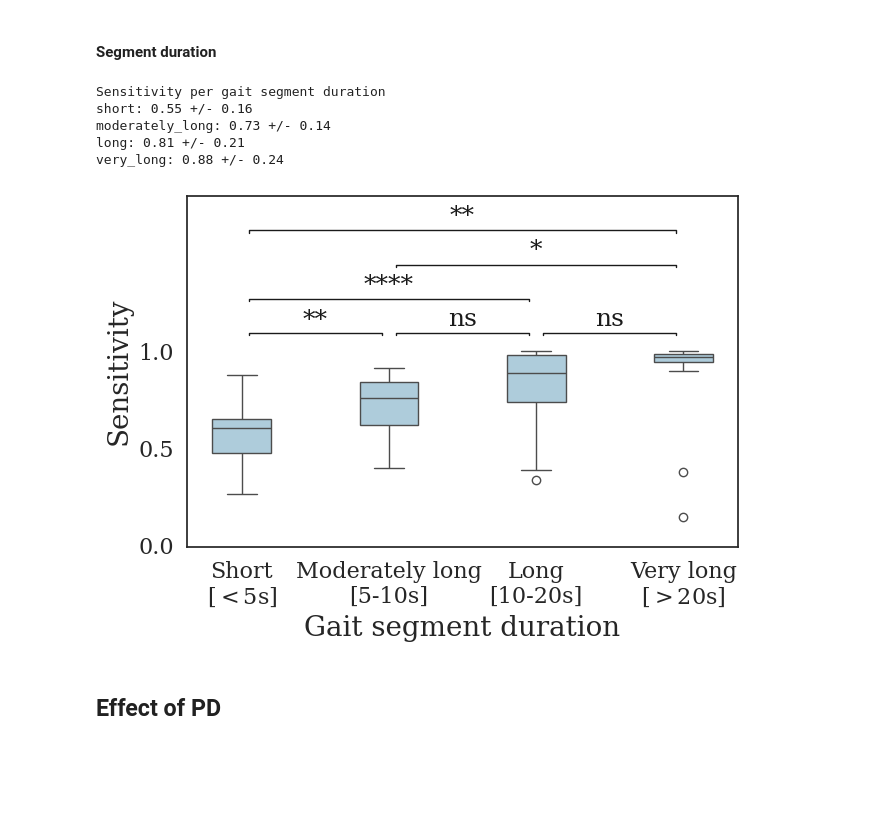
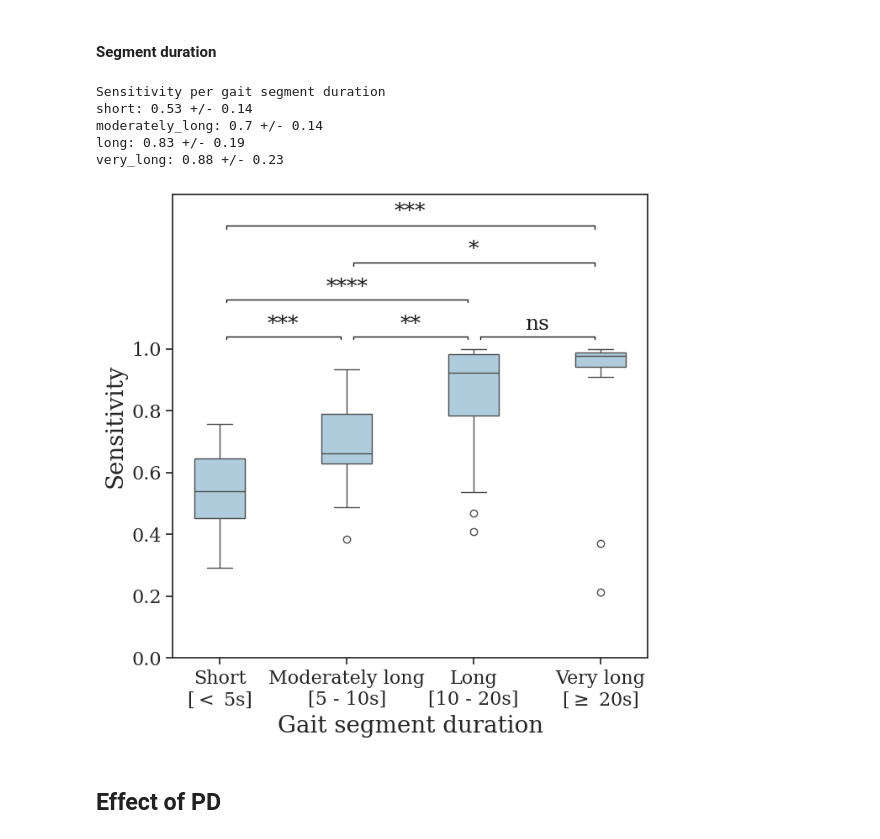
Before and after one commit to biomarkersParkinson/pdathome_gait, a Jupyter notebook: paper_results/notebooks/filtering_gait.ipynb, the cells around one changed output. Drawn from its saved outputs; the diff is of its cells as text; code cells hidden in the pictures; blank space fills up the shorter version.

```diff
--- a/paper_results/notebooks/filtering_gait.ipynb
+++ b/paper_results/notebooks/filtering_gait.ipynb
@@ -84,3 +83,13 @@ plot_coefs(d_coefs=coefs_rf, classifier=gc.classifiers.RANDOM_FOREST, figsize=(1
 # Dataset size
 # %% [markdown]
 ### Video-annotated arm activities
+# %%
+side = 'MAS'
+decimals = 2
+
+for subject in gc.participant_ids.PD_IDS:
+    pre_sens = np.round(d_performance[gc.descriptives.PARKINSONS_DISEASE][subject][gc.classifiers.ARM_ACTIVITY_CLASSIFIER_SELECTED][side]['pre']['sens'], decimals)
+    post_sens = np.round(d_performance[gc.descriptives.PARKINSONS_DISEASE][subject][gc.classifiers.ARM_ACTIVITY_CLASSIFIER_SELECTED][side]['post']['sens'], decimals)
+    pre_spec = np.round(d_performance[gc.descriptives.PARKINSONS_DISEASE][subject][gc.classifiers.ARM_ACTIVITY_CLASSIFIER_SELECTED][side]['pre']['spec'], decimals)
+    post_spec = np.round(d_performance[gc.descriptives.PARKINSONS_DISEASE][subject][gc.classifiers.ARM_ACTIVITY_CLASSIFIER_SELECTED][side]['post']['spec'], decimals)
+    print(subject, side, pre_sens, pre_spec, post_sens, post_spec)
@@ -88,7 +115,7 @@ plot_coefs(d_coefs=coefs_rf, classifier=gc.classifiers.RANDOM_FOREST, figsize=(1
 df_size = pd.DataFrame()
 
 for med_stage in ['pre', 'post']:
-    for subject in gc.participant_ids.L_PD_IDS:
+    for subject in gc.participant_ids.PD_IDS:
         for segment_duration in d_performance[gc.descriptives.PARKINSONS_DISEASE][subject][gc.classifiers.ARM_ACTIVITY_CLASSIFIER_SELECTED][gc.descriptives.MOST_AFFECTED_SIDE][med_stage][f'{gc.columns.TRUE_SEGMENT_CAT}_duration'].keys():
             segment_duration_minutes = d_performance[gc.descriptives.PARKINSONS_DISEASE][subject][gc.classifiers.ARM_ACTIVITY_CLASSIFIER_SELECTED][gc.descriptives.MOST_AFFECTED_SIDE][med_stage][f'{gc.columns.TRUE_SEGMENT_CAT}_duration'][segment_duration]['minutes_true']
 
@@ -330,7 +360,7 @@ np.std(l_logreg_baccs)
 #### Arm activities
 # %%
 metric = 'spec'
-l_arm_activities = list(set([x for y in [list(d_performance[gc.descriptives.PARKINSONS_DISEASE][x][gc.classifiers.ARM_ACTIVITY_CLASSIFIER_SELECTED]['arm_activities'].keys()) for x in gc.participant_ids.L_PD_IDS] for x in y]))
+l_arm_activities = list(set([x for y in [list(d_performance[gc.descriptives.PARKINSONS_DISEASE][x][gc.classifiers.ARM_ACTIVITY_CLASSIFIER_SELECTED]['arm_activities'].keys()) for x in gc.participant_ids.PD_IDS] for x in y]))
 
 d_arm_activity_performance = {}
 
@@ -338,7 +368,7 @@ print("Specificity of arm activities")
 for arm_activity in [x for x in l_arm_activities if 'Gait' not in x and 'Walking' not in x and x != 'Transition']:
     l_arm_activity_spec = [
         d_performance[gc.descriptives.PARKINSONS_DISEASE][x][gc.classifiers.ARM_ACTIVITY_CLASSIFIER_SELECTED]['arm_activities'][arm_activity][metric] for x in
-        gc.participant_ids.L_PD_IDS if
+        gc.participant_ids.PD_IDS if
         arm_activity in d_performance[gc.descriptives.PARKINSONS_DISEASE][x][gc.classifiers.ARM_ACTIVITY_CLASSIFIER_SELECTED]['arm_activities']
     ]
     if len(l_arm_activity_spec) >= 5:
@@ -354,8 +384,9 @@ sns.boxplot(data=d_arm_activity_performance, ax=ax, palette=palette_as, color=gc
 
 # plot_n_subjects(d_performance=d_arm_activity_performance, x_loc=1.06, y_loc=1.4, ax=ax)
 
+ax.set_xlim([-0.01, 1.01])
 ax.set_xlabel(mp.metric_map[metric])
-# ax.set_ylabel('Arm activity')
+ax.set_ylabel('Arm activity')
 # ax.set_title('Sensitivity per arm activity')
 plt.tight_layout()
 plt.show()
@@ -372,7 +403,8 @@ metric = 'sens'
 affected_side = gc.descriptives.MOST_AFFECTED_SIDE
 pre_or_post = 'pre'
 
-l_ids = [x for x in gc.participant_ids.L_PD_IDS if all([y in d_performance[gc.descriptives.PARKINSONS_DISEASE][x][gc.classifiers.ARM_ACTIVITY_CLASSIFIER_SELECTED][affected_side][pre_or_post][f'{gc.columns.TRUE_SEGMENT_CAT}_duration'].keys() for y in l_segment_cats]) and all([~np.isnan(d_performance[gc.descriptives.PARKINSONS_DISEASE][x][gc.classifiers.ARM_ACTIVITY_CLASSIFIER_SELECTED][affected_side][pre_or_post][f'{gc.columns.TRUE_SEGMENT_CAT}_duration'][y][metric]) for y in ['short', 'moderately_long', 'long', 'very_long']])]
+l_ids = [x for x in gc.participant_ids.PD_IDS if all([y in d_performance[gc.descriptives.PARKINSONS_DISEASE][x][gc.classifiers.ARM_ACTIVITY_CLASSIFIER_SELECTED][affected_side][pre_or_post][f'{gc.columns.TRUE_SEGMENT_CAT}_duration'].keys() for y in l_segment_cats]) and all([~np.isnan(d_performance[gc.descriptives.PARKINSONS_DISEASE][x][gc.classifiers.ARM_ACTIVITY_CLASSIFIER_SELECTED][affected_side][pre_or_post][f'{gc.columns.TRUE_SEGMENT_CAT}_duration'][y][metric]) for y in ['short', 'moderately_long', 'long', 'very_long']])]
+new_xtick_labels = [mp.segment_rename[x].replace(' [', '\n[') for x in ['short', 'moderately_long', 'long', 'very_long']]
 
 d_segment_performance= {}
 
@@ -381,50 +413,53 @@ for segment_duration in l_segment_cats:
     d_segment_performance[segment_duration] = [d_performance[gc.descriptives.PARKINSONS_DISEASE][x][gc.classifiers.ARM_ACTIVITY_CLASSIFIER_SELECTED][affected_side][pre_or_post][f'{gc.columns.TRUE_SEGMENT_CAT}_duration'][segment_duration][metric] for x in l_ids if segment_duration in d_performance[gc.descriptives.PARKINSONS_DISEASE][x][gc.classifiers.ARM_ACTIVITY_CLASSIFIER_SELECTED][affected_side][pre_or_post][f'{gc.columns.TRUE_SEGMENT_CAT}_duration'].keys()]
 
     print(f"{segment_duration}: {np.round(np.nanmean(d_segment_performance[segment_duration]),2)} +/- {np.round(np.nanstd(d_segment_performance[segment_duration]),2)}")
 
 # d_segment_performance = {k: v for k, v in sorted(d_segment_performance.items(), key=lambda item: np.median(item[1]), reverse=False)}
 
-fig, ax = plt.subplots(figsize=(7, 5))
+fig, ax = plt.subplots(figsize=(7, 7))
 
 sns.boxplot(data=d_segment_performance, width=0.4, ax=ax, color=gc.plot_parameters.COLOR_PALETTE_FIRST_COLOR)
-gap = 0.05
+gap = 0.12
+y_min_sign = 1
 
 pvalue = calculate_pvalue(d_segment_performance['short'], d_segment_performance['moderately_long'], 'wilcoxon')[1]
-plot_significance(ax=ax, x_min=0.05, x_max=0.95, pvalue=pvalue, y_min_significance=1.05, gap=gap, row=1, text_size=d_plot_params['font.size'])
+plot_significance(ax=ax, x_min=0.05, x_max=0.95, pvalue=pvalue, y_min_significance=y_min_sign, gap=gap, row=1, text_size=d_plot_params['font.size'])
 
 pvalue = calculate_pvalue(d_segment_performance['moderately_long'], d_segment_performance['long'], 'wilcoxon')[1]
-plot_significance(ax=ax, x_min=1.05, x_max=1.95, pvalue=pvalue, y_min_significance=1.05, gap=gap, row=1, text_size=d_plot_params['font.size'])
+plot_significance(ax=ax, x_min=1.05, x_max=1.95, pvalue=pvalue, y_min_significance=y_min_sign, gap=gap, row=1, text_size=d_plot_params['font.size'])
 
 pvalue = calculate_pvalue(d_segment_performance['long'], d_segment_performance['very_long'], 'wilcoxon')[1]
-plot_significance(ax=ax, x_min=2.05, x_max=2.95, pvalue=pvalue, y_min_significance=1.05, gap=gap, row=1, text_size=d_plot_params['font.size'])
+plot_significance(ax=ax, x_min=2.05, x_max=2.95, pvalue=pvalue, y_min_significance=y_min_sign, gap=gap, row=1, text_size=d_plot_params['font.size'])
 
 pvalue = calculate_pvalue(d_segment_performance['short'], d_segment_performance['long'], 'wilcoxon')[1]
-plot_significance(ax=ax, x_min=0.05, x_max=1.95, pvalue=pvalue, y_min_significance=1.22, gap=gap, row=1, text_size=d_plot_params['font.size'])
+plot_significance(ax=ax, x_min=0.05, x_max=1.95, pvalue=pvalue, y_min_significance=y_min_sign, gap=gap, row=2, text_size=d_plot_params['font.size'])
 
 pvalue = calculate_pvalue(d_segment_performance['moderately_long'], d_segment_performance['very_long'], 'wilcoxon')[1]
-plot_significance(ax=ax, x_min=1.05, x_max=2.95, pvalue=pvalue, y_min_significance=1.39, gap=gap, row=1, text_size=d_plot_params['font.size'])
+plot_significance(ax=ax, x_min=1.05, x_max=2.95, pvalue=pvalue, y_min_significance=y_min_sign, gap=gap, row=3, text_size=d_plot_params['font.size'])
 
 pvalue = calculate_pvalue(d_segment_performance['short'], d_segment_performance['very_long'], 'wilcoxon')[1]
-plot_significance(ax=ax, x_min=0.05, x_max=2.95, pvalue=pvalue, y_min_significance=1.56, gap=gap, row=1, text_size=d_plot_params['font.size'])
+plot_significance(ax=ax, x_min=0.05, x_max=2.95, pvalue=pvalue, y_min_significance=y_min_sign, gap=gap, row=4, text_size=d_plot_params['font.size'])
 
 ax.set_ylabel(mp.metric_map[metric])
 ax.set_xlabel('Gait segment duration')
-ax.set_ylim([-0.01,1.8])
-ax.set_xticklabels(['Short\n[$<$5s]', 'Moderately long\n[5-10s]', 'Long\n[10-20s]', 'Very long\n[$>$20s]'])
+ax.set_ylim([0,1.5])
+ax.set_xticks(ax.get_xticks(), new_xtick_labels)
 # ax.set_title('Sensitivity per gait segment duration')
 
-for i in range(1,7):
-    ax.yaxis.get_major_ticks()[-1*i].label1.set_visible(False)
+ax.set_yticks(ax.get_yticks()[:-3])
+
+# for i in range(1,5):
+#     ax.yaxis.get_major_ticks()[-1*i].label1.set_visible(False)
 
 plt.tight_layout()
 plt.show()
 # %% [output]
 Sensitivity per gait segment duration
-short: 0.55 +/- 0.16
-moderately_long: 0.73 +/- 0.14
-long: 0.81 +/- 0.21
-very_long: 0.88 +/- 0.24
+short: 0.53 +/- 0.14
+moderately_long: 0.7 +/- 0.14
+long: 0.83 +/- 0.19
+very_long: 0.88 +/- 0.23
-[figure, old version]
+[figure, new version]
 # %% [markdown]
 ## Effect of PD
 # %% [markdown]
```
Also changed, not shown: parts of 21 cells of this notebook, 17 other files.
